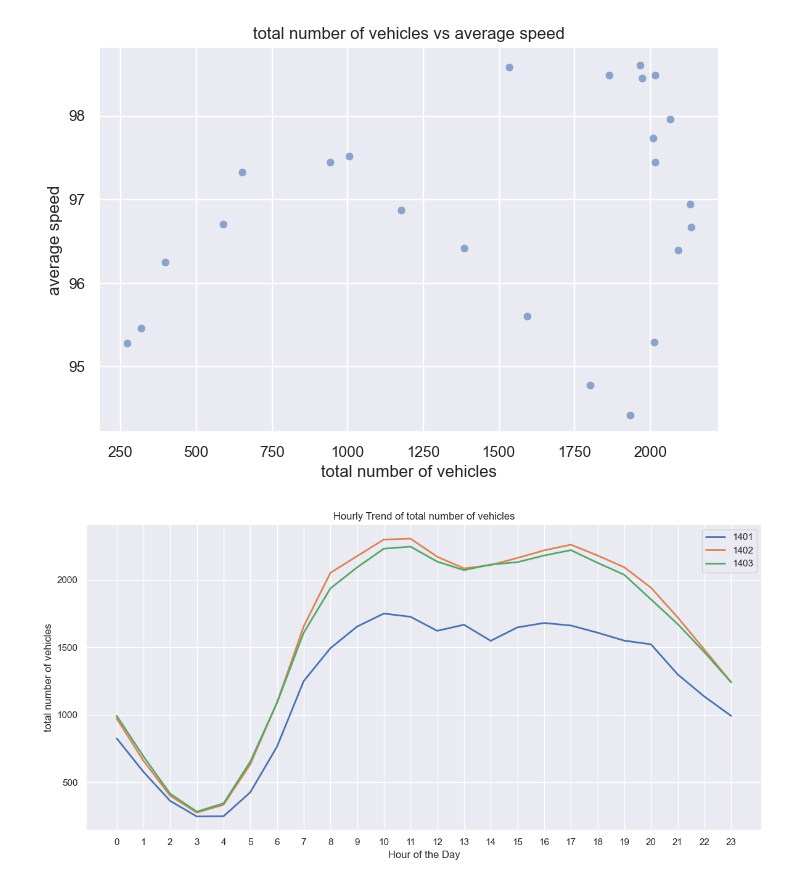
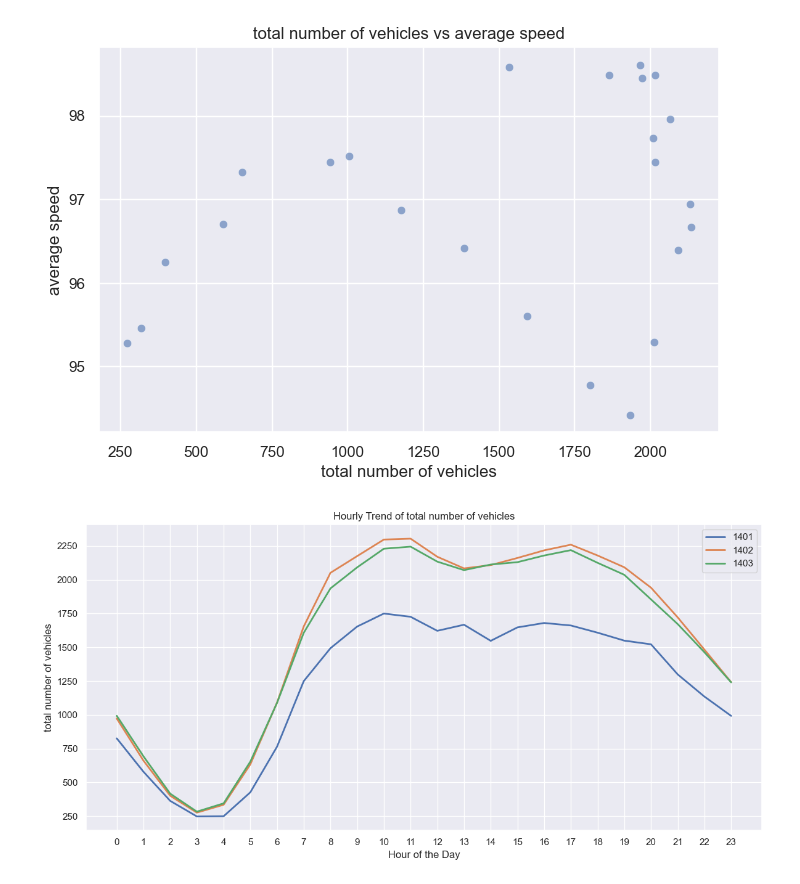
Before and after one commit to Regression1404/pulse-of-tehran, a Jupyter notebook: analysis.ipynb, the cells around one changed output. Saved outputs shown, nothing was run; the diff lists cells and outputs as text; code cells hidden in the pictures.

Commit message:
add yticks

```diff
--- a/analysis.ipynb
+++ b/analysis.ipynb
@@ -83,14 +83,14 @@ gv.plot_scatter('total number of vehicles', 'average sped')
 # %%
 data1 = ds.filter_by_year(1401)
 data2 = ds.filter_by_year(1402)
 data3 = ds.filter_by_year(1403)
 
 data = [
     {"df": data1, "label": "1401"},
     {"df": data2, "label": "1402"},
     {"df": data3, "label": "1403"}
 ]
 
-visualizer.plot_hourly_trend_from_dfs(data, 'total number of vehicles')
+visualizer.plot_hourly_trend_from_dfs(data, 'total number of vehicles', max_yticks=10)
 # %% [output]
-[figure, old version]
+[figure, new version]
```
Also changed, not shown: 1 other file.
